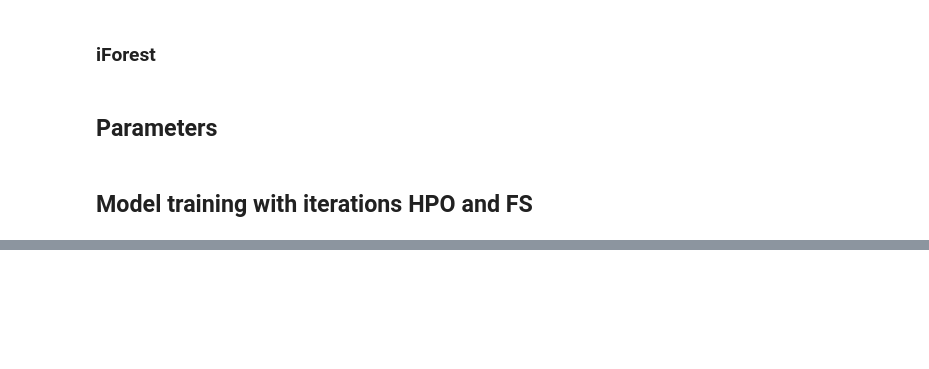
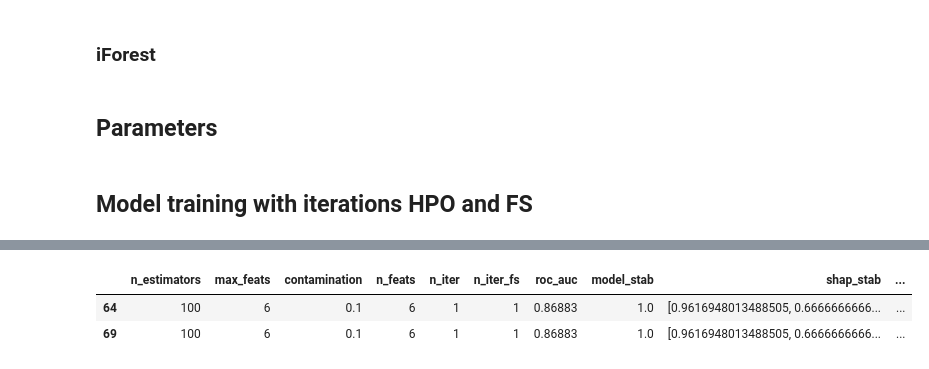
Before and after one commit to edo1691/ad_shap_stability, a Jupyter notebook: notebooks/01_03_train_model_with_iterations.ipynb, the cells around one changed output, grey strips where cells are left out. Saved outputs shown, nothing was run; the diff lists cells and outputs as text; code cells hidden in the pictures; blank space fills up the shorter version.

```diff
--- a/notebooks/01_03_train_model_with_iterations.ipynb
+++ b/notebooks/01_03_train_model_with_iterations.ipynb
@@ -109,0 +130,8 @@ df.to_parquet(path_shap)
+# %%
+test = process_data(df)
+test = test[(test.n_estimators==100) & (test.n_feats==6) & (test.max_feats==6)]
+test
+# %% [output]
+|  | n_estimators | max_feats | contamination | n_feats | n_iter | n_iter_fs | roc_auc | model_stab | shap_stab | ... |
+| 64 | 100 | 6 | 0.1 | 6 | 1 | 1 | 0.86883 | 1.0 | [0.9616948013488505, 0.6666666666... | ... |
+| 69 | 100 | 6 | 0.1 | 6 | 1 | 1 | 0.86883 | 1.0 | [0.9616948013488505, 0.6666666666... | ... |
```
Also changed, not shown: parts of 4 cells of this notebook, 4 other files.
